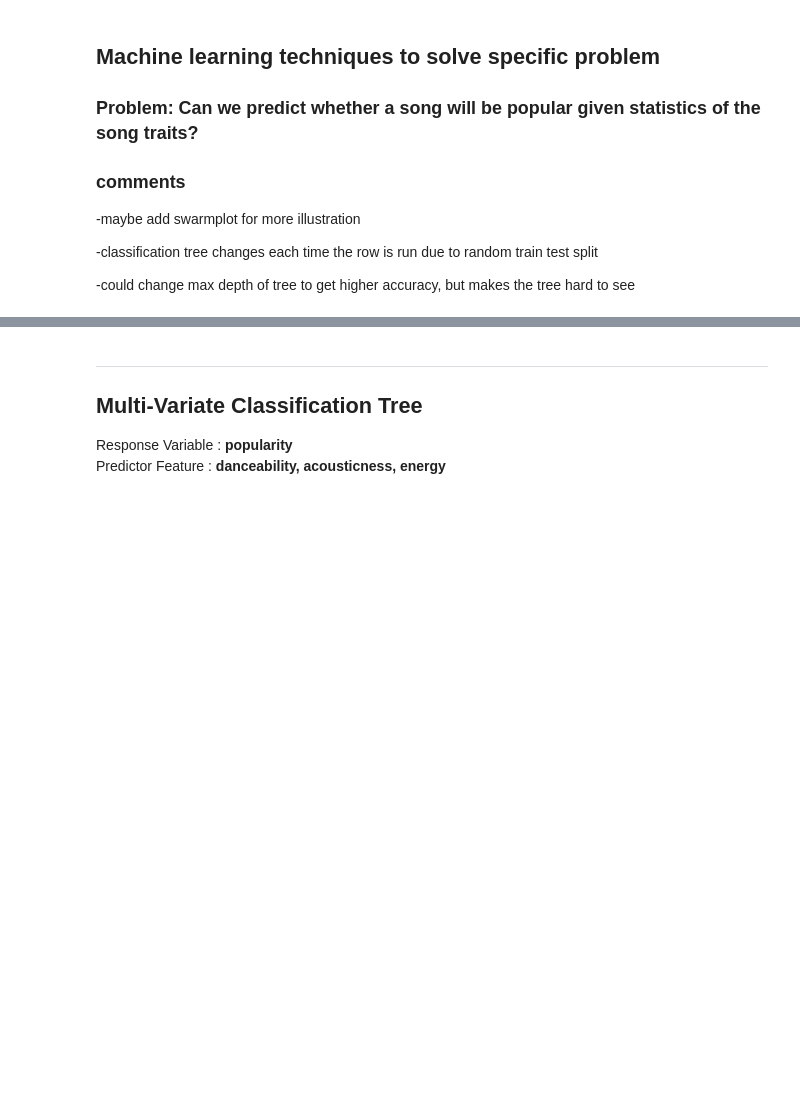
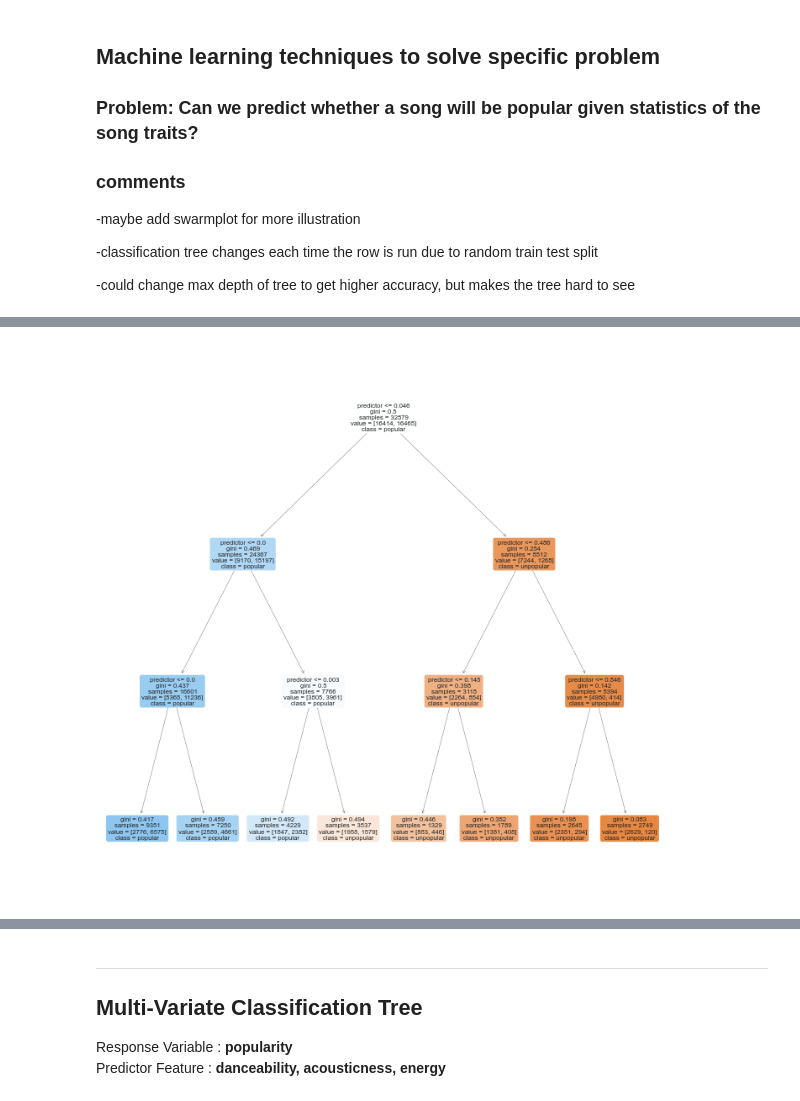
Before and after one commit to agentzhao/spotify-prediction, a Jupyter notebook: spotifypred.ipynb, the cells around one changed output, grey strips where cells are left out. Saved outputs shown, nothing was run; the diff lists cells and outputs as text; code cells hidden in the pictures; blank space fills up the shorter version.

```diff
--- a/spotifypred.ipynb
+++ b/spotifypred.ipynb
@@ -470,0 +475,4 @@ Classification Accuracy         : 0.6441605839416058
+# %%
+univar_tree('instrumentalness')
+# %% [output]
+[figure, added]
```
Also changed, not shown: parts of 37 cells of this notebook.
